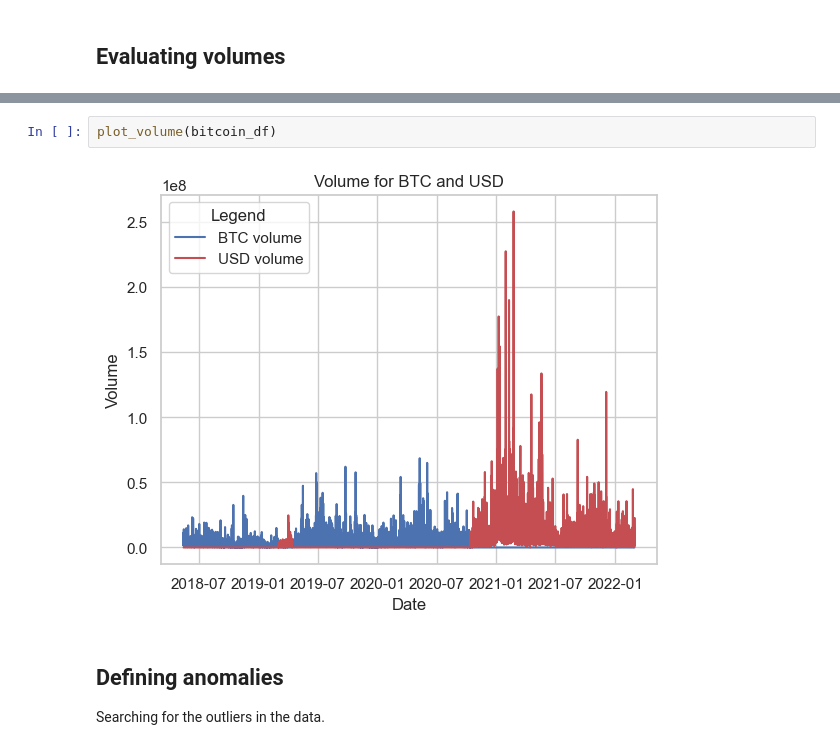
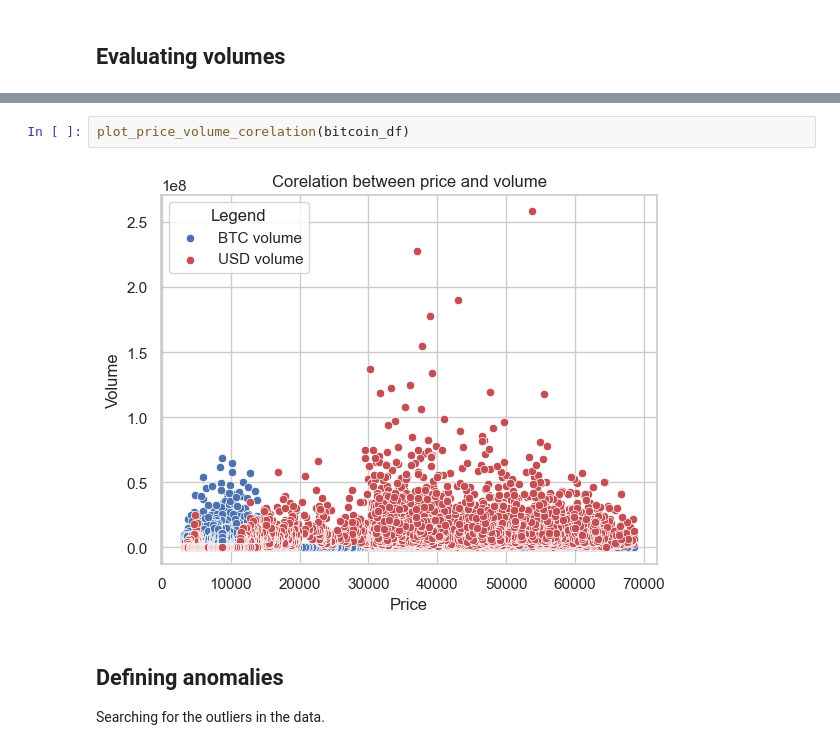
Before and after one commit to iAndRYou/anomalies, a Jupyter notebook: model.ipynb, the cells around one changed output, grey strips where cells are left out. Saved outputs shown, nothing was run; the diff lists cells and outputs as text.

Commit message:
plot price-volume correlation

```diff
--- a/model.ipynb
+++ b/model.ipynb
@@ -70,7 +75,7 @@ plot_mahalanobis_distribution(bitcoin_df)
 # %%
-plot_volume(bitcoin_df)
+plot_price_volume_corelation(bitcoin_df)
 # %% [output]
-[figure, old version]
+[figure, new version]
 # %% [markdown]
 ## Defining anomalies
 
```
Also changed, not shown: parts of 2 cells of this notebook, 1 other file.
